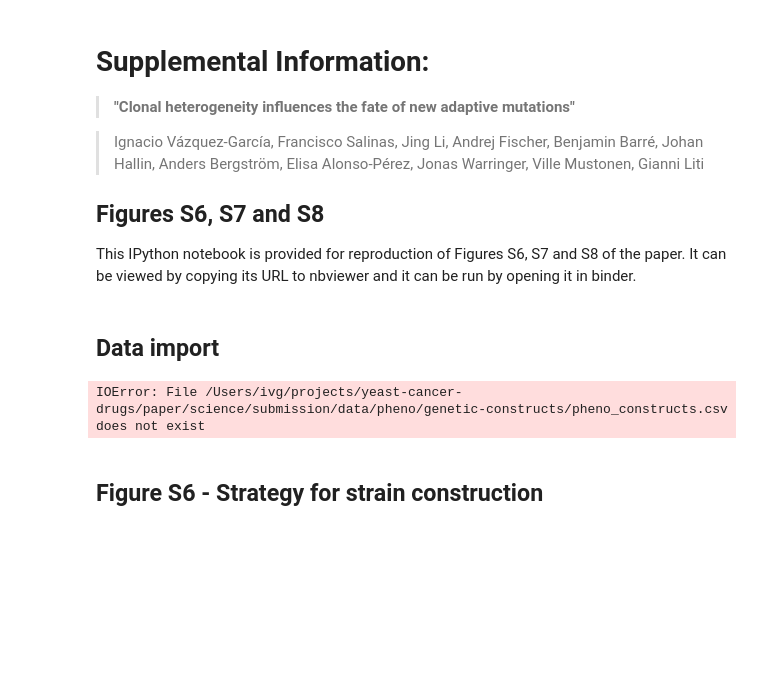
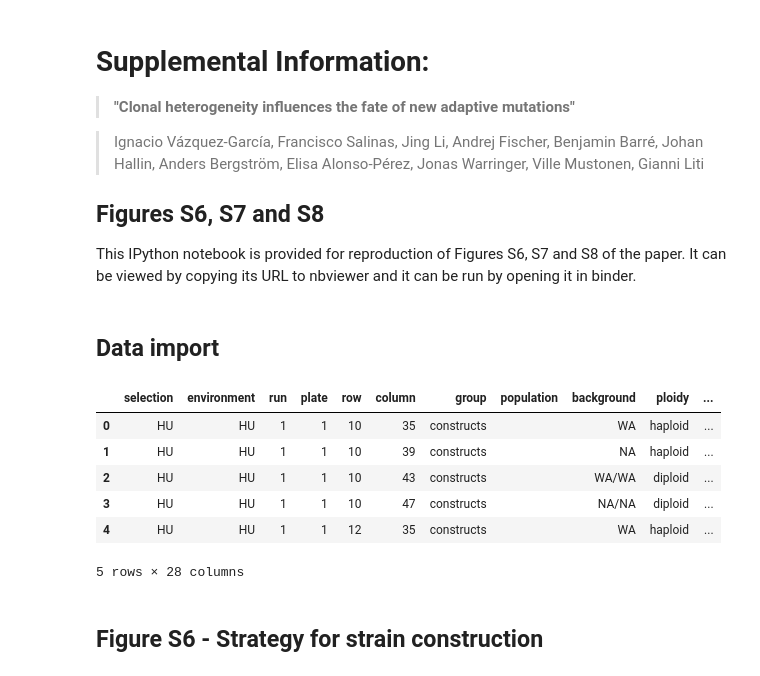
Before and after one commit to ivazquez/clonal-heterogeneity, a Jupyter notebook: src/supp_figure_pheno_constructs.ipynb, the cells around one changed output. Drawn from its saved outputs; the diff is of its cells as text; code cells hidden in the pictures; blank space fills up the shorter version.

```diff
--- a/src/supp_figure_pheno_constructs.ipynb
+++ b/src/supp_figure_pheno_constructs.ipynb
@@ -22,11 +22,11 @@ import config,plot,utils
 ## Data import
 # %%
 # Load data for genetic constructs
-pheno_df = pd.read_csv(dir_data+'pheno/genetic-constructs/pheno_constructs.csv', encoding='utf-8', keep_default_na=False, na_values='NaN')
+pheno_df = pd.read_csv(dir_data+'pheno/genetic-constructs/pheno_constructs.csv.gz', encoding='utf-8', keep_default_na=False, na_values='NaN')
 pheno_df = pheno_df[pheno_df.group!='control'] # Filter out strains used for spatial control
 
 # Load ancestral populations as control
-control_df = pd.read_csv(dir_data+'pheno/populations/pheno_populations.csv', encoding='utf-8', keep_default_na=False, na_values='NaN')
+control_df = pd.read_csv(dir_data+'pheno/populations/pheno_populations.csv.gz', encoding='utf-8', keep_default_na=False, na_values='NaN')
 control_df = control_df[(control_df.group == 'ancestral')] # Filter out strains used for spatial control
 
 # Normalise by the ancestral population
@@ -37,34 +37,40 @@ def norm(results, control, param='growth_rate'):
     return results
 
 pheno_df = pheno_df.groupby(['selection','environment'], as_index=False).apply(
     lambda results_df: norm(results_df, control_df, param='growth_rate')
 )
 
 pheno_df = pheno_df.groupby(['selection','environment'], as_index=False).apply(
     lambda results_df: norm(results_df, control_df, param='doubling_time')
 )
 
 # Match shared controls by candidate gene
 groups_1 = pheno_df.groupby(['selection','environment','gene','background'])
 for (ii,((env_evo, env_test, gene, background),g1)) in enumerate(groups_1):
 
     if gene!='':
         tmp = groups_1.get_group((env_evo, env_test, '', background))
         tmp.loc[:,'gene'] =  tmp['gene'].replace('', gene)
 
         pheno_df = pheno_df.append(tmp)
 
 pheno_df = pheno_df[pheno_df.gene != '']
 pheno_df = pheno_df.reset_index(drop=True)
 
 # # Filter out measurement replicates with >5% measurement error
 # pheno_df['pct'] = pheno_df.groupby(['selection','environment','gene','background','genotype_long'])['growth_rate']\
 # .apply(lambda x: (x-x.mean())/float(x.mean()))
 # pheno_df = pheno_df[abs(pheno_df['pct'])<0.05]
 
 pheno_df.head() # Show dataframe header to stdout
 # %% [output]
+|  | selection | environment | run | plate | row | column | group | population | background | ploidy | ... |
+| 0 | HU | HU | 1 | 1 | 10 | 35 | constructs |  | WA | haploid | ... |
+| 1 | HU | HU | 1 | 1 | 10 | 39 | constructs |  | NA | haploid | ... |
+| 2 | HU | HU | 1 | 1 | 10 | 43 | constructs |  | WA/WA | diploid | ... |
+| 3 | HU | HU | 1 | 1 | 10 | 47 | constructs |  | NA/NA | diploid | ... |
+| 4 | HU | HU | 1 | 1 | 12 | 35 | constructs |  | WA | haploid | ... |
-IOError: File /Users/ivg/projects/yeast-cancer-drugs/paper/science/submission/data/pheno/genetic-constructs/pheno_constructs.csv does not exist
+5 rows × 28 columns
 # %% [markdown]
 ## Figure S6 - Strategy for strain construction
 # %%
```
Also changed, not shown: 11 other files.
